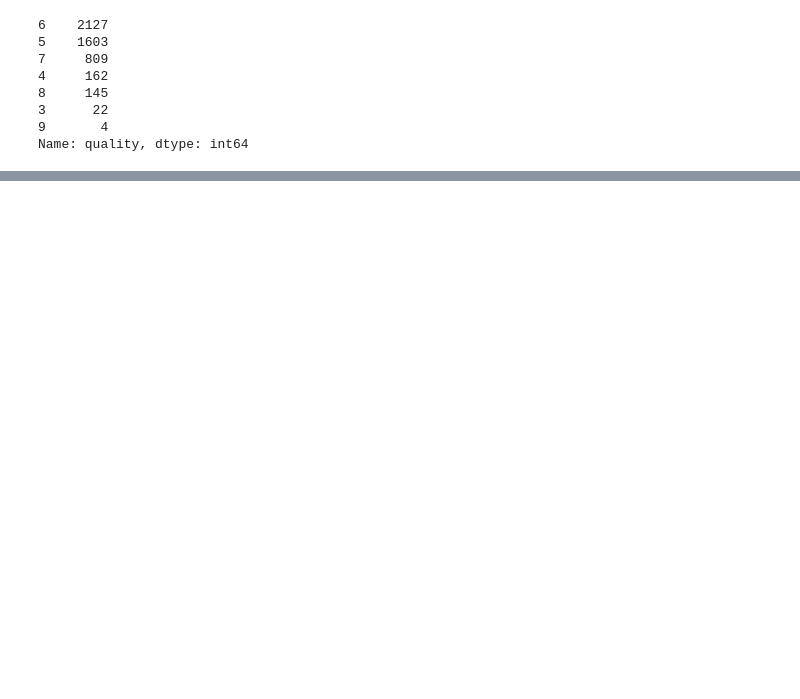
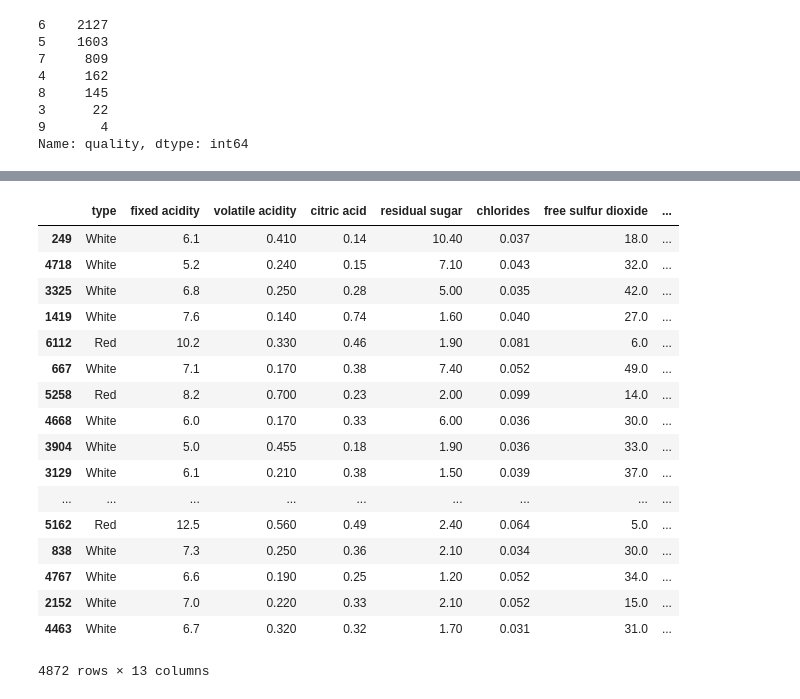
Before and after one commit to fbarscevicius/vinho-verde, a Jupyter notebook: 01_eda.ipynb, the cells around one changed output, grey strips where cells are left out. Saved outputs shown, nothing was run; the diff lists cells and outputs as text; code cells hidden in the pictures; blank space fills up the shorter version.

```diff
--- a/01_eda.ipynb
+++ b/01_eda.ipynb
@@ -93,0 +194,21 @@ X_train['alcohol'] = X_train['alcohol'].apply(utils.convert_alcohol_str())
+# %%
+pd.concat([X_train, y_train], axis=1)
+# %% [output]
+|  | type | fixed acidity | volatile acidity | citric acid | residual sugar | chlorides | free sulfur dioxide | ... |
+| 249 | White | 6.1 | 0.410 | 0.14 | 10.40 | 0.037 | 18.0 | ... |
+| 4718 | White | 5.2 | 0.240 | 0.15 | 7.10 | 0.043 | 32.0 | ... |
+| 3325 | White | 6.8 | 0.250 | 0.28 | 5.00 | 0.035 | 42.0 | ... |
+| 1419 | White | 7.6 | 0.140 | 0.74 | 1.60 | 0.040 | 27.0 | ... |
+| 6112 | Red | 10.2 | 0.330 | 0.46 | 1.90 | 0.081 | 6.0 | ... |
+| 667 | White | 7.1 | 0.170 | 0.38 | 7.40 | 0.052 | 49.0 | ... |
+| 5258 | Red | 8.2 | 0.700 | 0.23 | 2.00 | 0.099 | 14.0 | ... |
+| 4668 | White | 6.0 | 0.170 | 0.33 | 6.00 | 0.036 | 30.0 | ... |
+| 3904 | White | 5.0 | 0.455 | 0.18 | 1.90 | 0.036 | 33.0 | ... |
+| 3129 | White | 6.1 | 0.210 | 0.38 | 1.50 | 0.039 | 37.0 | ... |
+| ... | ... | ... | ... | ... | ... | ... | ... | ... |
+| 5162 | Red | 12.5 | 0.560 | 0.49 | 2.40 | 0.064 | 5.0 | ... |
+| 838 | White | 7.3 | 0.250 | 0.36 | 2.10 | 0.034 | 30.0 | ... |
+| 4767 | White | 6.6 | 0.190 | 0.25 | 1.20 | 0.052 | 34.0 | ... |
+| 2152 | White | 7.0 | 0.220 | 0.33 | 2.10 | 0.052 | 15.0 | ... |
+| 4463 | White | 6.7 | 0.320 | 0.32 | 1.70 | 0.031 | 31.0 | ... |
+4872 rows × 13 columns
```
Also changed, not shown: parts of 23 cells of this notebook.
